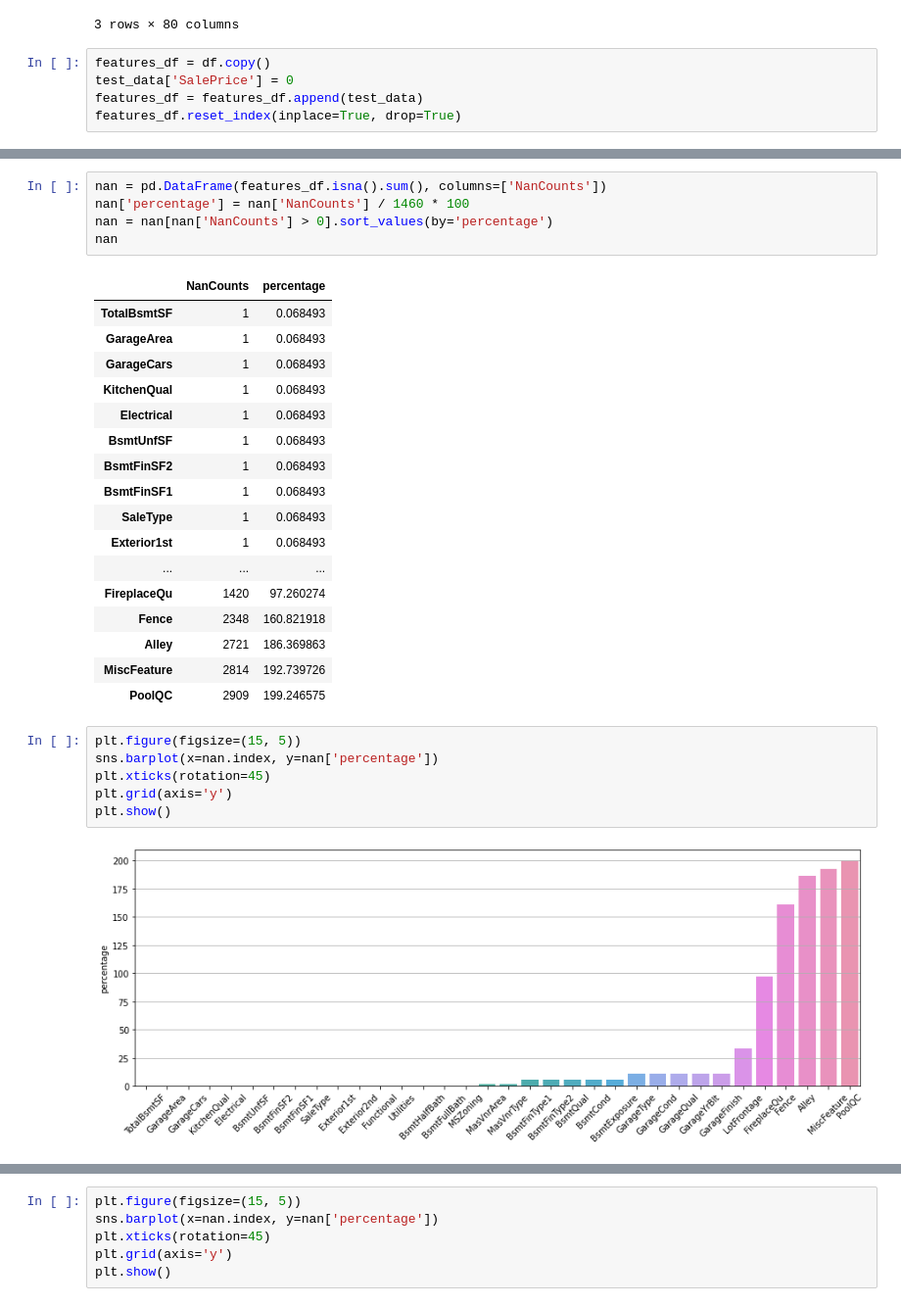
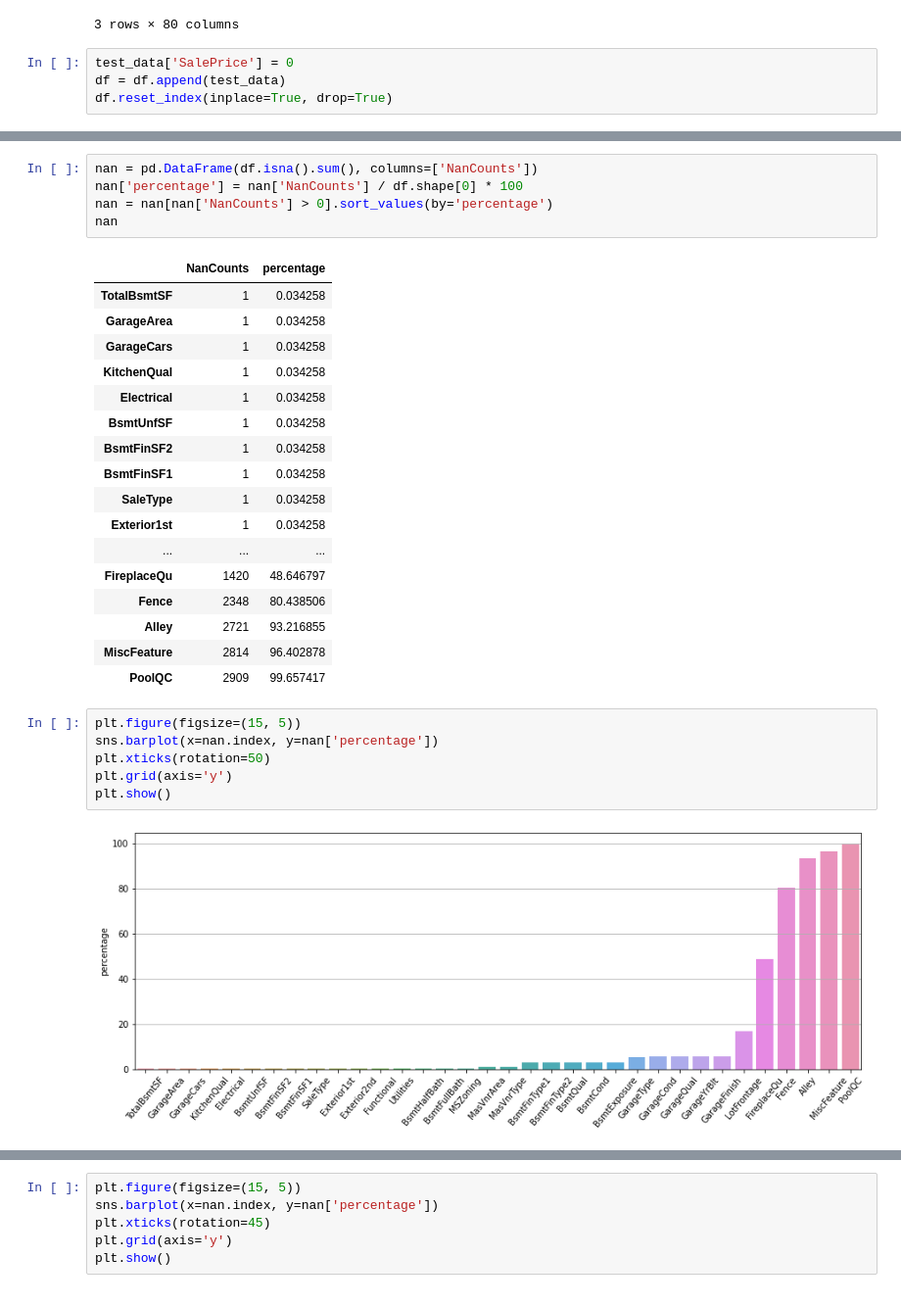
Before and after one commit to zhpinkman/house-pricing-regressor, a Jupyter notebook: house-pricing.ipynb, the cells around one changed output, grey strips where cells are left out. Shown at 98% size. Cells and saved outputs as stored; diff of their text form.

```diff
--- a/house-pricing.ipynb
+++ b/house-pricing.ipynb
@@ -142,8 +142,7 @@ df.head(3)
 | 2 | 60 | RL | 68.0 | 11250 | Pave | NaN | IR1 | Lvl | AllPub | ... |
 3 rows × 80 columns
 # %%
-features_df = df.copy()
 test_data['SalePrice'] = 0
-features_df = features_df.append(test_data)
-features_df.reset_index(inplace=True, drop=True)
+df = df.append(test_data)
+df.reset_index(inplace=True, drop=True)
 # %%
@@ -167,34 +166,34 @@ features_df
 | 2918 | 60 | RL | 74.0 | 9627 | Pave | NaN | Reg | Lvl | AllPub | ... |
 2919 rows × 80 columns
 # %%
-nan = pd.DataFrame(features_df.isna().sum(), columns=['NanCounts'])
-nan['percentage'] = nan['NanCounts'] / 1460 * 100
+nan = pd.DataFrame(df.isna().sum(), columns=['NanCounts'])
+nan['percentage'] = nan['NanCounts'] / df.shape[0] * 100
 nan = nan[nan['NanCounts'] > 0].sort_values(by='percentage')
 nan
 # %% [output]
 |  | NanCounts | percentage |
-| TotalBsmtSF | 1 | 0.068493 |
-| GarageArea | 1 | 0.068493 |
-| GarageCars | 1 | 0.068493 |
-| KitchenQual | 1 | 0.068493 |
-| Electrical | 1 | 0.068493 |
-| BsmtUnfSF | 1 | 0.068493 |
-| BsmtFinSF2 | 1 | 0.068493 |
-| BsmtFinSF1 | 1 | 0.068493 |
-| SaleType | 1 | 0.068493 |
-| Exterior1st | 1 | 0.068493 |
+| TotalBsmtSF | 1 | 0.034258 |
+| GarageArea | 1 | 0.034258 |
+| GarageCars | 1 | 0.034258 |
+| KitchenQual | 1 | 0.034258 |
+| Electrical | 1 | 0.034258 |
+| BsmtUnfSF | 1 | 0.034258 |
+| BsmtFinSF2 | 1 | 0.034258 |
+| BsmtFinSF1 | 1 | 0.034258 |
+| SaleType | 1 | 0.034258 |
+| Exterior1st | 1 | 0.034258 |
 | ... | ... | ... |
-| FireplaceQu | 1420 | 97.260274 |
-| Fence | 2348 | 160.821918 |
-| Alley | 2721 | 186.369863 |
-| MiscFeature | 2814 | 192.739726 |
-| PoolQC | 2909 | 199.246575 |
+| FireplaceQu | 1420 | 48.646797 |
+| Fence | 2348 | 80.438506 |
+| Alley | 2721 | 93.216855 |
+| MiscFeature | 2814 | 96.402878 |
+| PoolQC | 2909 | 99.657417 |
 # %%
 plt.figure(figsize=(15, 5))
 sns.barplot(x=nan.index, y=nan['percentage'])
-plt.xticks(rotation=45)
+plt.xticks(rotation=50)
 plt.grid(axis='y')
 plt.show()
 # %% [output]
-[figure, old version]
+[figure, new version]
 # %%
```
Also changed, not shown: parts of 40 cells of this notebook, 6 other files.
